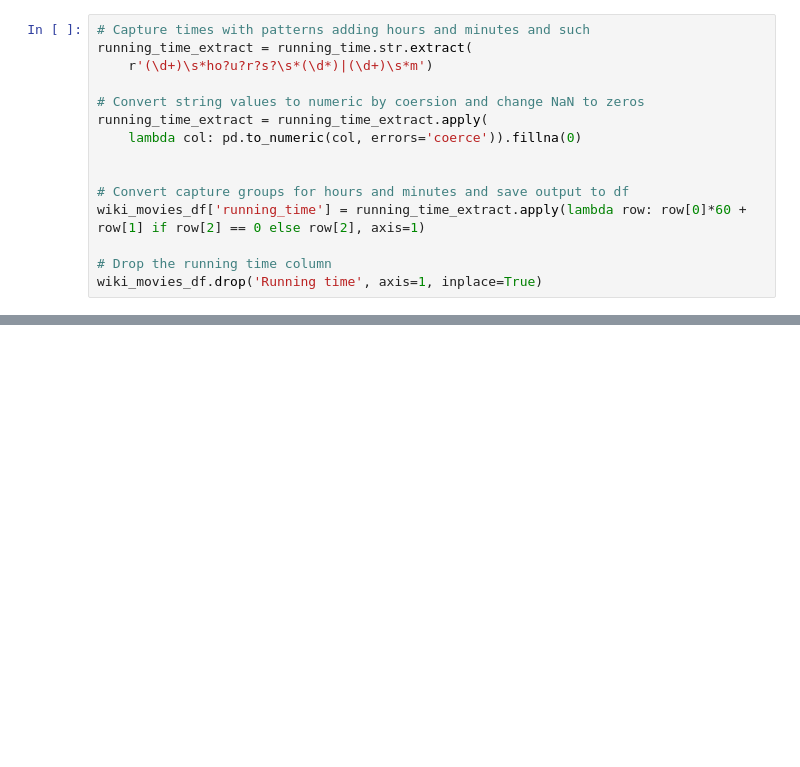
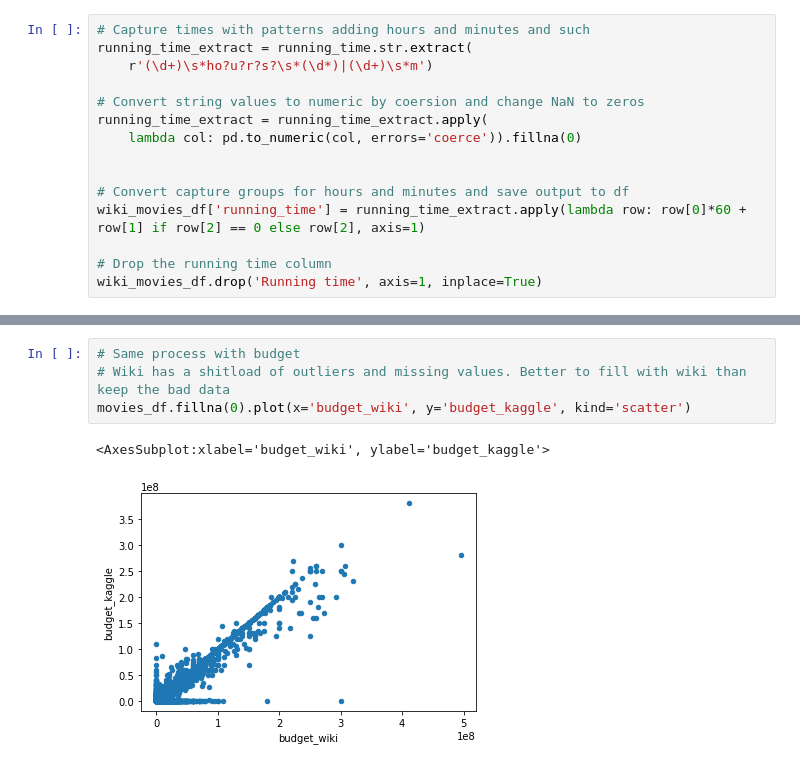
Before and after one commit to FreshOats/Movies-ETL, a Jupyter notebook: Transform.ipynb, the cells around one changed output, grey strips where cells are left out. Drawn from its saved outputs; the diff is of its cells as text; blank space fills up the shorter version.

```diff
--- a/Transform.ipynb
+++ b/Transform.ipynb
@@ -451,0 +722,7 @@ NameError: name 'kaggle_metadata' is not defined
+# %%
+# Same process with budget
+# Wiki has a shitload of outliers and missing values. Better to fill with wiki than keep the bad data
+movies_df.fillna(0).plot(x='budget_wiki', y='budget_kaggle', kind='scatter')
+# %% [output]
+<AxesSubplot:xlabel='budget_wiki', ylabel='budget_kaggle'>
+[figure, added]
```
Also changed, not shown: parts of 78 cells of this notebook.
